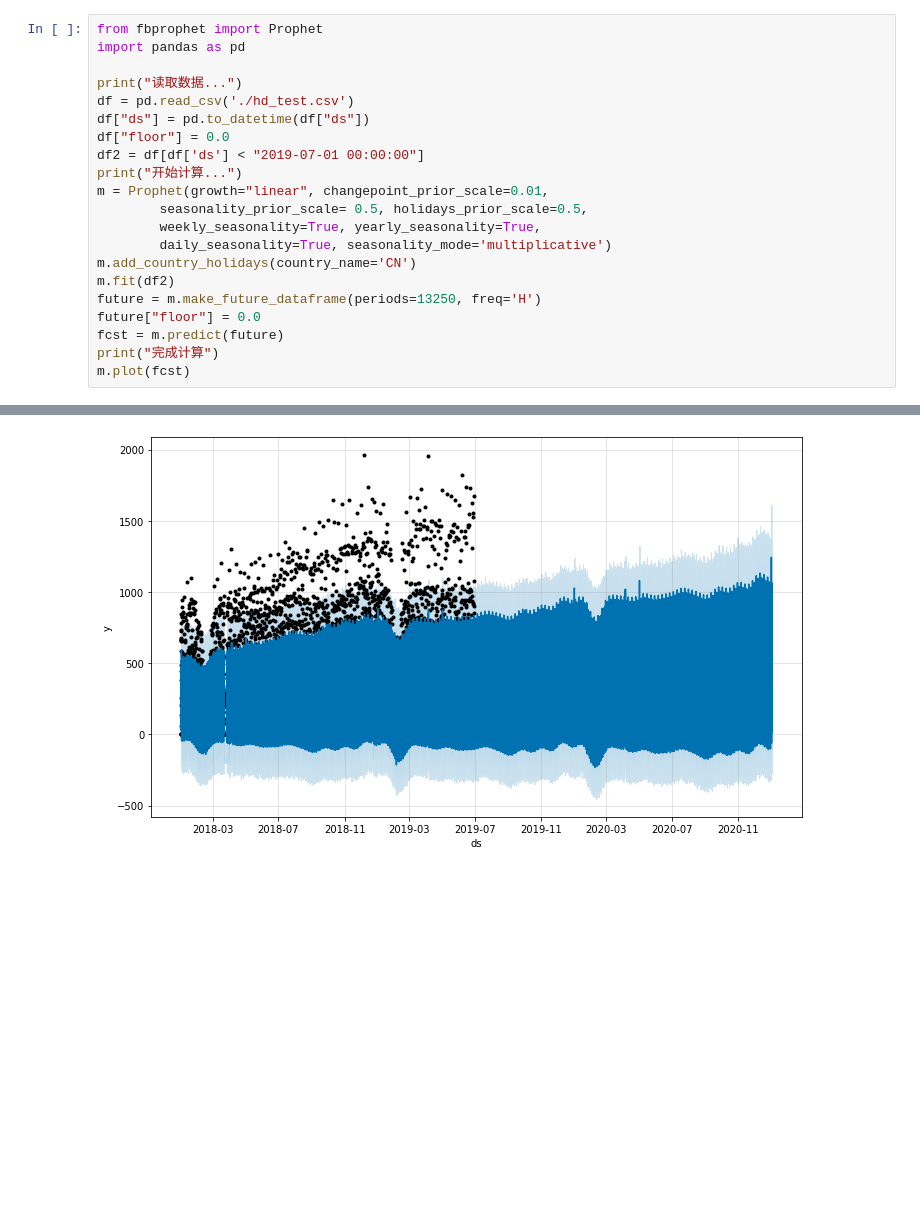
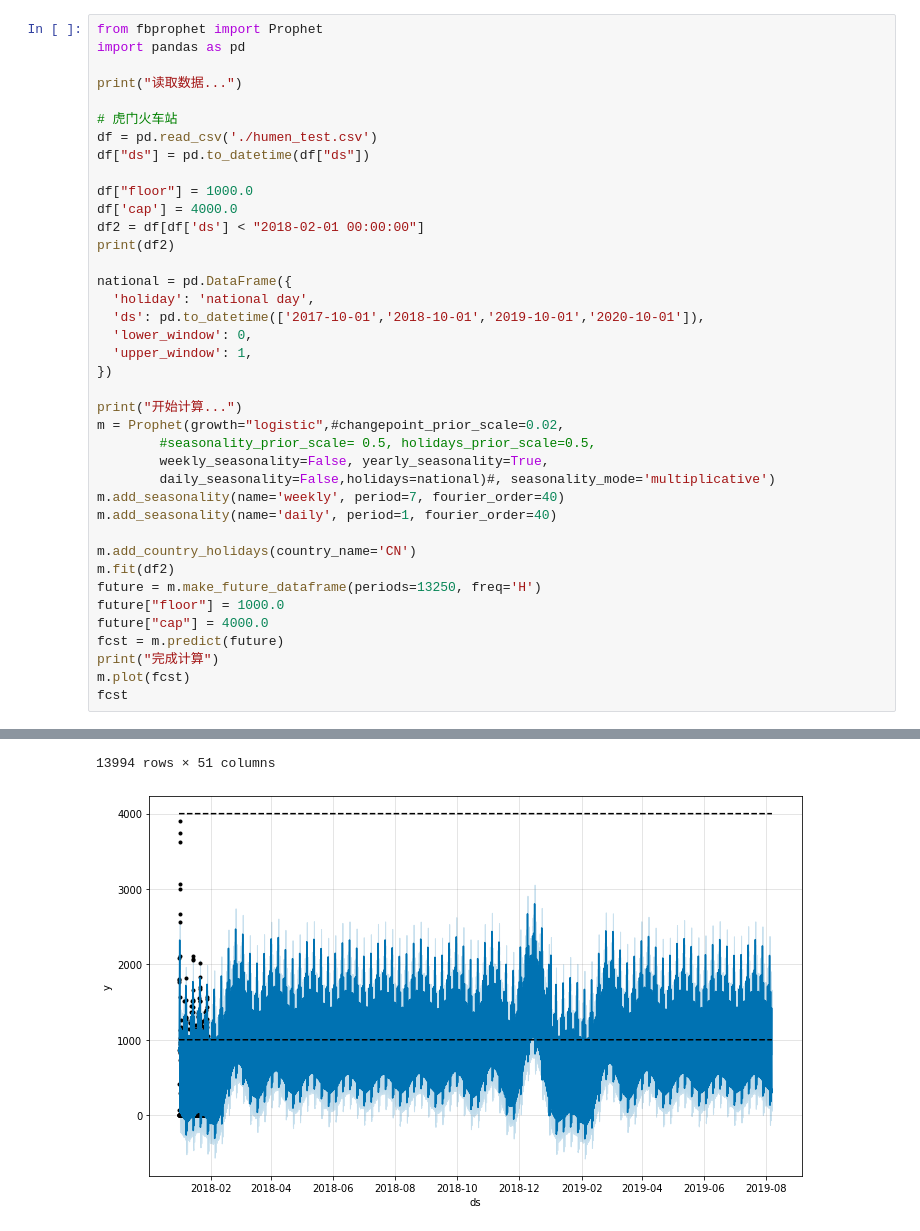
Before and after one commit to wuxinran2001/wuxinran2001.github.io, a Jupyter notebook: 东莞预测ts.ipynb, the cells around one changed output, grey strips where cells are left out. Cells and saved outputs as stored; diff of their text form; blank space fills up the shorter version.

```diff
--- a/东莞预测ts.ipynb
+++ b/东莞预测ts.ipynb
@@ -5,21 +7,39 @@ from fbprophet import Prophet
 import pandas as pd
 
 print("读取数据...")
-df = pd.read_csv('./hd_test.csv')
+
+# 虎门火车站
+df = pd.read_csv('./humen_test.csv')
 df["ds"] = pd.to_datetime(df["ds"])
-df["floor"] = 0.0
-df2 = df[df['ds'] < "2019-07-01 00:00:00"]
+
+df["floor"] = 1000.0
+df['cap'] = 4000.0
+df2 = df[df['ds'] < "2018-02-01 00:00:00"]
+print(df2)
+
+national = pd.DataFrame({
+  'holiday': 'national day',
+  'ds': pd.to_datetime(['2017-10-01','2018-10-01','2019-10-01','2020-10-01']),
+  'lower_window': 0,
+  'upper_window': 1,
+})
+
 print("开始计算...")
-m = Prophet(growth="linear", changepoint_prior_scale=0.01,
-        seasonality_prior_scale= 0.5, holidays_prior_scale=0.5,
-        weekly_seasonality=True, yearly_seasonality=True,
-        daily_seasonality=True, seasonality_mode='multiplicative')
+m = Prophet(growth="logistic",#changepoint_prior_scale=0.02,
+        #seasonality_prior_scale= 0.5, holidays_prior_scale=0.5,
+        weekly_seasonality=False, yearly_seasonality=True,
+        daily_seasonality=False,holidays=national)#, seasonality_mode='multiplicative')
+m.add_seasonality(name='weekly', period=7, fourier_order=40)
+m.add_seasonality(name='daily', period=1, fourier_order=40)
+
 m.add_country_holidays(country_name='CN')
 m.fit(df2)
 future = m.make_future_dataframe(periods=13250, freq='H')
-future["floor"] = 0.0
+future["floor"] = 1000.0
+future["cap"] = 4000.0
 fcst = m.predict(future)
 print("完成计算")
 m.plot(fcst)
+fcst
 # %% [output]
 读取数据...
@@ -28 +74,2 @@ m.plot(fcst)
+13994 rows × 51 columns
-[figure, old version]
+[figure, new version]
```
Also changed, not shown: parts of 9 cells of this notebook.
